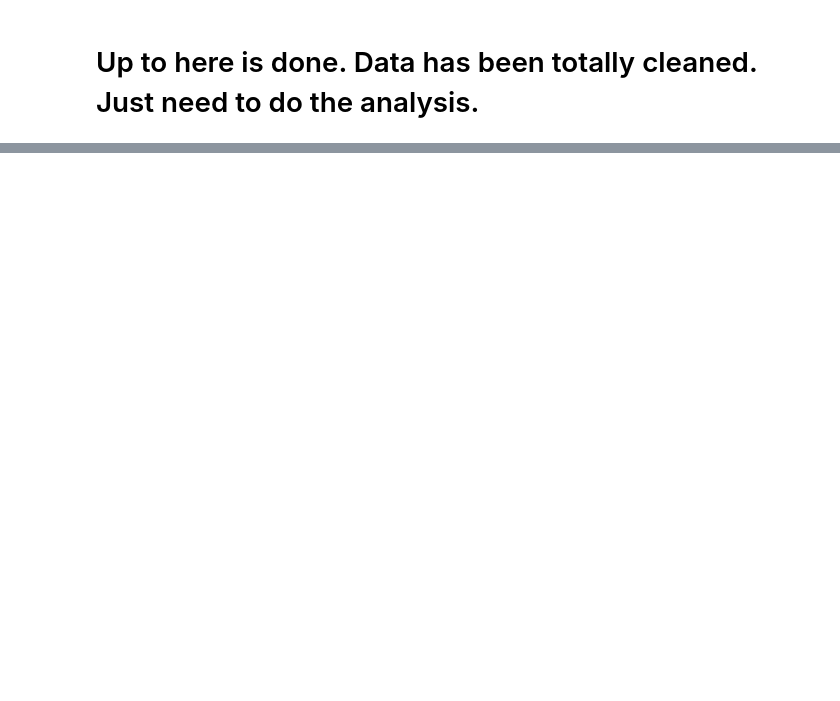
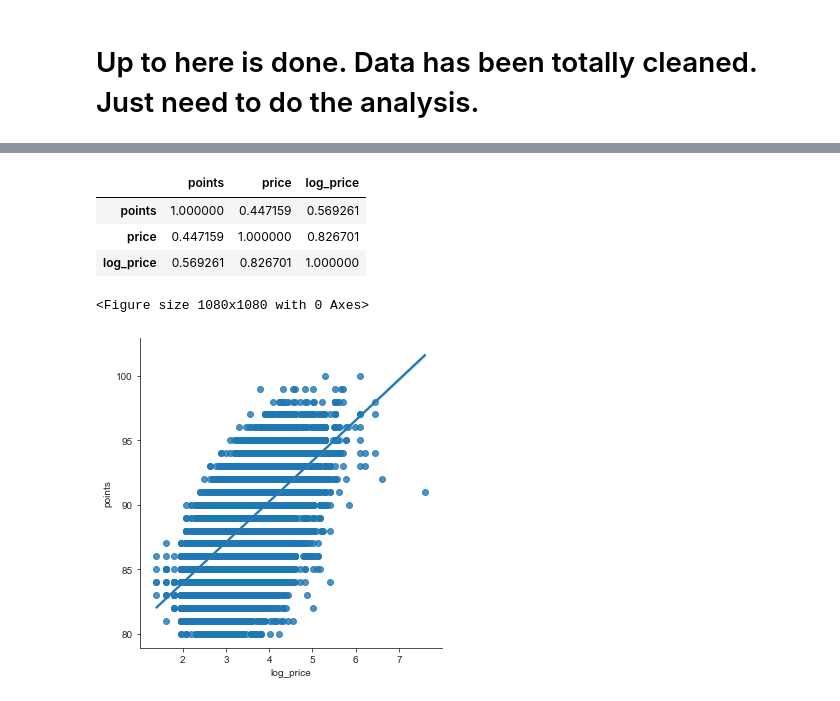
Before and after one commit to jpolakov/DS2_Group21_Project, a Jupyter notebook: Group21_Assignment.ipynb, the cells around one changed output, grey strips where cells are left out. Cells and saved outputs as stored; diff of their text form; code cells hidden in the pictures; blank space fills up the shorter version.

```diff
--- a/Group21_Assignment.ipynb
+++ b/Group21_Assignment.ipynb
@@ -829,0 +752,14 @@ memory usage: 2.8+ MB
+# %%
+df_CAL_cm=Final_CAL_df.corr(method='pearson')
+df_CAL_cm
+# %% [output]
+|  | points | price | log_price |
+| points | 1.000000 | 0.447159 | 0.569261 |
+| price | 0.447159 | 1.000000 | 0.826701 |
+| log_price | 0.569261 | 0.826701 | 1.000000 |
+# %%
+plt.figure(figsize=(15,15))
+sns.lmplot(x='log_price', y= 'points',data=Final_CAL_df);
+# %% [output]
+<Figure size 1080x1080 with 0 Axes>
+[figure, added]
```
Also changed, not shown: parts of 66 cells of this notebook.
